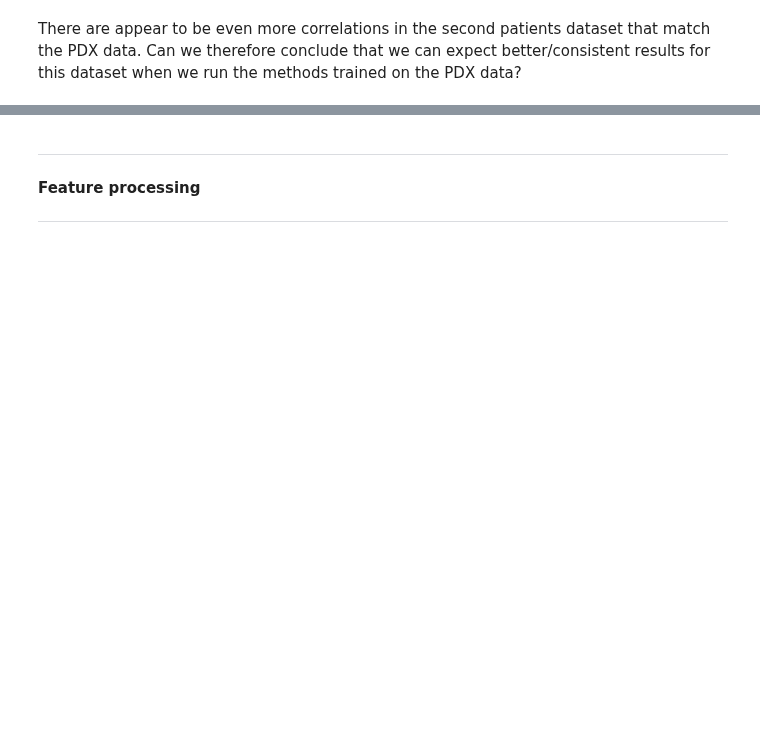
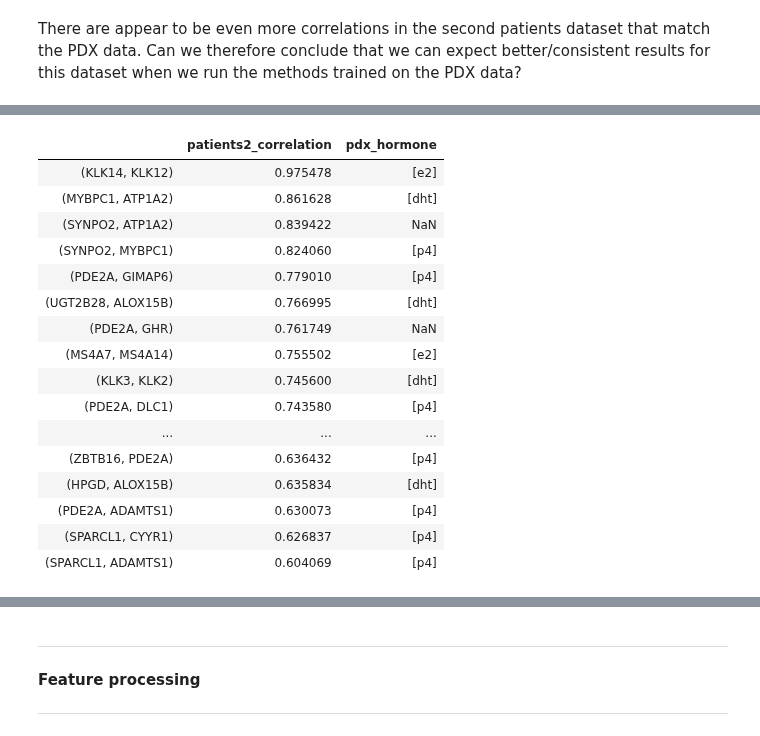
Before and after one commit to valentinoli/pdx, a Jupyter notebook: scripts/dataExploration.ipynb, the cells around one changed output, grey strips where cells are left out. Saved outputs shown, nothing was run; the diff lists cells and outputs as text; code cells hidden in the pictures; blank space fills up the shorter version.

```diff
--- a/scripts/dataExploration.ipynb
+++ b/scripts/dataExploration.ipynb
@@ -200,2 +173,2 @@ dtype: float64
 # %%
-patients2_corr[(patients2_corr < -.3) & (patients2_corr != 1.0)].stack()
+patients2_genes_corr = patients2_corr[patients2_corr > CORR_THRESHOLD].stack()
@@ -220,0 +175,8 @@ dtype: float64
+# %%
+patients2_genes_corr.index = patients2_genes_corr.index.tolist()
+patients2_genes_corr.name = "patients2_correlation"
+# %%
+genes_matches = genes_pairs[genes_pairs.index.isin(patients2_genes_corr.index)]
+# %%
+patients2_genes_corr.sort_values(ascending=False, inplace=True)
+patients2_genes_corr
@@ -220,0 +201,23 @@ dtype: float64
+# %%
+(
+    pd.DataFrame(patients2_genes_corr)
+    .join(genes_matches)
+)
+# %% [output]
+|  | patients2_correlation | pdx_hormone |
+| (KLK14, KLK12) | 0.975478 | [e2] |
+| (MYBPC1, ATP1A2) | 0.861628 | [dht] |
+| (SYNPO2, ATP1A2) | 0.839422 | NaN |
+| (SYNPO2, MYBPC1) | 0.824060 | [p4] |
+| (PDE2A, GIMAP6) | 0.779010 | [p4] |
+| (UGT2B28, ALOX15B) | 0.766995 | [dht] |
+| (PDE2A, GHR) | 0.761749 | NaN |
+| (MS4A7, MS4A14) | 0.755502 | [e2] |
+| (KLK3, KLK2) | 0.745600 | [dht] |
+| (PDE2A, DLC1) | 0.743580 | [p4] |
+| ... | ... | ... |
+| (ZBTB16, PDE2A) | 0.636432 | [p4] |
+| (HPGD, ALOX15B) | 0.635834 | [dht] |
+| (PDE2A, ADAMTS1) | 0.630073 | [p4] |
+| (SPARCL1, CYYR1) | 0.626837 | [p4] |
+| (SPARCL1, ADAMTS1) | 0.604069 | [p4] |
```
Also changed, not shown: parts of 42 cells of this notebook, 4 other files.
